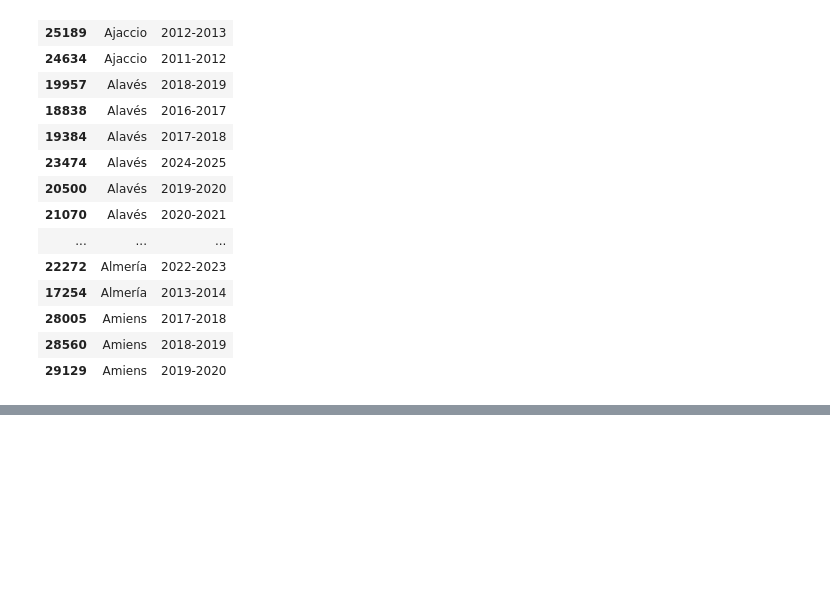
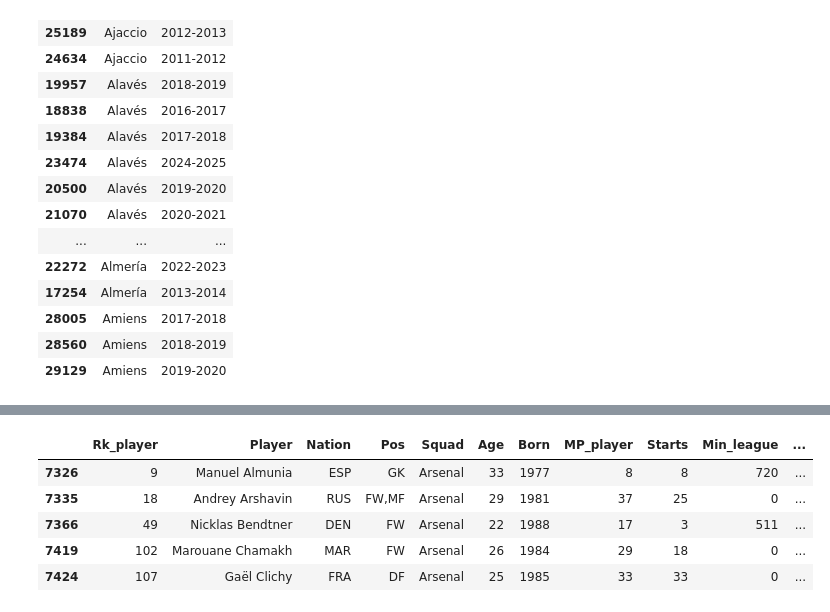
Before and after one commit to Akashh0/Deep-Learning-Prediction-Model-, a Jupyter notebook: notebooks/09_final_merge.ipynb, the cells around one changed output, grey strips where cells are left out. Saved outputs shown, nothing was run; the diff lists cells and outputs as text; code cells hidden in the pictures; blank space fills up the shorter version.

```diff
--- a/notebooks/09_final_merge.ipynb
+++ b/notebooks/09_final_merge.ipynb
@@ -403,0 +476,90 @@ Unique Squad/Season combinations that are failing to merge:
+# %%
+import pandas as pd
+import os
+
+def create_definitive_master_dataset():
+    """
+    Loads all historical data, removes country-code prefixes from UCL squad names,
+    standardizes all names, and performs a final, robust merge.
+    """
+    print("--- Starting Definitive Data Merge with Prefix Removal ---")
+    data_path = '../data/'
+
+    try:
+        # 1. Load All Four Historical Datasets
+        df_league_standings = pd.read_csv(os.path.join(data_path, 'combined_league_standings_2011-2025.csv'))
+        df_league_players = pd.read_csv(os.path.join(data_path, 'combined_player_stats_2011-2025_CLEAN.csv'))
+        df_ucl_players = pd.read_csv(os.path.join(data_path, 'all_ucl_player_stats_2011-2025_CLEAN.csv'))
+        df_ucl_teams = pd.read_csv(os.path.join(data_path, 'all_ucl_team_performance_and_progress.csv'))
+        print("\n✅ Step 1/4: All four historical datasets loaded successfully.")
+
+    except FileNotFoundError as e:
+        print(f"\n--- FATAL ERROR --- \nCould not find a required file. Missing file: {e.filename}")
+        return
+
+    # --- 2. PRE-MERGE CLEANING AND STANDARDIZATION ---
+    print("\nStep 2/4: Cleaning and standardizing all data for a perfect merge...")
+
+    # --- THIS IS THE KEY FIX ---
+    # Loop through the two UCL files and remove the country code prefix from the 'Squad' column.
+    for df in [df_ucl_players, df_ucl_teams]:
+        if 'Squad' in df.columns:
+            # Splits 'eng Arsenal' into ['eng', 'Arsenal'] and joins everything from the second element onwards.
+            df['Squad'] = df['Squad'].str.split(' ').str[1:].str.join(' ')
+    print("Country-code prefixes removed from UCL squad names.")
+
+    # Now, perform the standard cleaning on all files
+    all_dfs = [df_league_standings, df_league_players, df_ucl_players, df_ucl_teams]
+    for df in all_dfs:
+        df.columns = df.columns.str.strip()
+        if 'Player' in df.columns: df['Player'] = df['Player'].str.strip()
+        if 'Squad' in df.columns: df['Squad'] = df['Squad'].str.strip()
+        if 'Season' in df.columns: df['Season'] = df['Season'].astype(str).str.strip()
+    print("Standard cleaning complete.")
+
+    # --- 3. PERFORM THE MERGES ---
+    print("\nStep 3/4: Merging all datasets...")
+
+    master_df = pd.merge(df_league_players, df_league_standings, on=['Squad', 'League', 'Season'], how='left', suffixes=('_player', '_team'))
+
+    ucl_stats_to_add = df_ucl_players[['Player', 'Squad', 'Gls', 'Ast', 'Min', 'Season']]
+    master_df = pd.merge(master_df, ucl_stats_to_add, on=['Player', 'Squad', 'Season'], how='left', suffixes=('_league', '_ucl'))
+
+    ucl_progress_to_add = df_ucl_teams[['Squad', 'Season', 'UCL_progress']]
+    master_df = pd.merge(master_df, ucl_progress_to_add, on=['Squad', 'Season'], how='left')
+    print("All merges complete.")
+
+    # --- 4. FINAL CLEANUP ---
+    print("\nStep 4/4: Performing final cleanup...")
+    ucl_cols = ['Gls_ucl', 'Ast_ucl', 'Min_ucl']
+    for col in ucl_cols:
+        if col in master_df.columns:
+            master_df[col] = master_df[col].fillna(0)
+
+    master_df['UCL_progress'] = master_df['UCL_progress'].fillna('Did Not Qualify')
+
+    master_df = master_df.loc[:,~master_df.columns.duplicated()]
+    print("Cleanup complete.")
+
+    return master_df
+
+# --- Main Execution ---
+final_master_dataset = create_definitive_master_dataset()
+
+if final_master_dataset is not None:
+    output_path = os.path.join("../data", "master_dataset_2011-2025.csv")
+    final_master_dataset.to_csv(output_path, index=False)
+
+    print(f"\n\n--- SUCCESS! ---")
+    print(f"The final master dataset has been created successfully.")
+    print(f"Saved as: {output_path}")
+
+    # Verification: Check a team that was previously failing, like Arsenal from 2010-2011
+    print("\nVerification: Checking Arsenal players from the 2010-2011 season:")
+    display(final_master_dataset[
+        (final_master_dataset['Squad'] == 'Arsenal') &
+        (final_master_dataset['Season'] == '2010-2011')
+    ].head())
+else:
+    print("\n--- Process Halted ---")
+# %% [output]
@@ -403,0 +586,6 @@ Unique Squad/Season combinations that are failing to merge:
+|  | Rk_player | Player | Nation | Pos | Squad | Age | Born | MP_player | Starts | Min_league | ... |
+| 7326 | 9 | Manuel Almunia | ESP | GK | Arsenal | 33 | 1977 | 8 | 8 | 720 | ... |
+| 7335 | 18 | Andrey Arshavin | RUS | FW,MF | Arsenal | 29 | 1981 | 37 | 25 | 0 | ... |
+| 7366 | 49 | Nicklas Bendtner | DEN | FW | Arsenal | 22 | 1988 | 17 | 3 | 511 | ... |
+| 7419 | 102 | Marouane Chamakh | MAR | FW | Arsenal | 26 | 1984 | 29 | 18 | 0 | ... |
+| 7424 | 107 | Gaël Clichy | FRA | DF | Arsenal | 25 | 1985 | 33 | 33 | 0 | ... |
```
Also changed, not shown: parts of 3 cells of this notebook.
